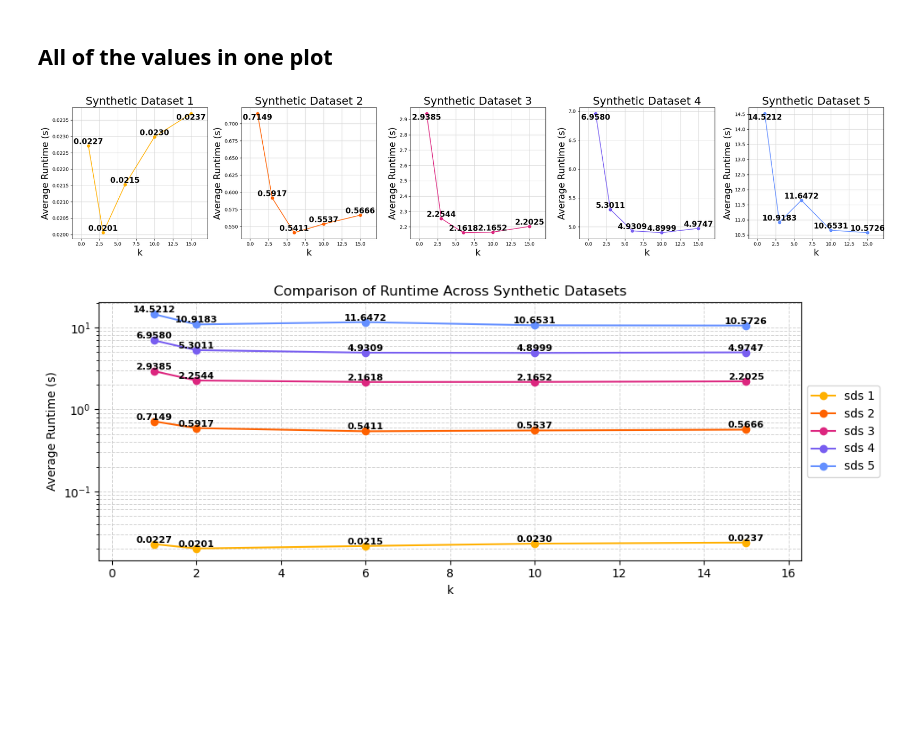
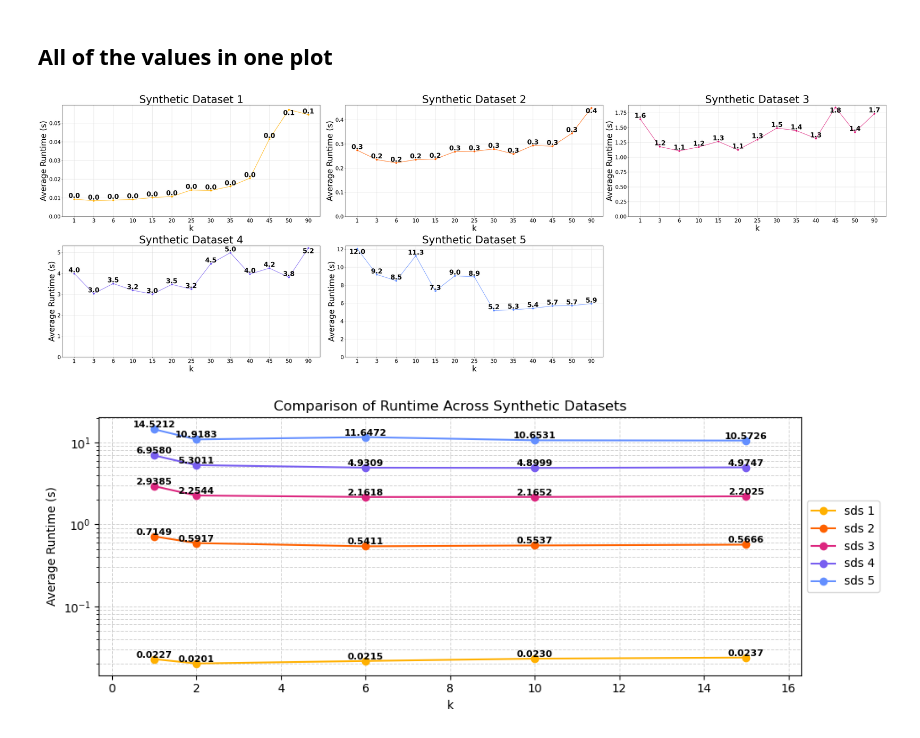
Before and after one commit to niconymanda/knn-chain, a Jupyter notebook: paper_results.ipynb, the cells around one changed output. Drawn from its saved outputs; the diff is of its cells as text; code cells hidden in the pictures; blank space fills up the shorter version.

```diff
--- a/paper_results.ipynb
+++ b/paper_results.ipynb
@@ -252,6 +290,6 @@ avg, k = 15 = 4.974749849949999
 ## 5. extra extra large X
 # %%
 xxl_X = np.loadtxt("datasets/generated_xxlargeX")
-avgs_xxl_gen = record_runtimes(xxl_X, ks, n)
-plot_runtimes(ks, avgs_xxl_gen)
+avgs_xxl_gen = record_runtimes(xxl_X, all_ks, n)
+plot_runtimes(all_ks, avgs_xxl_gen)
 # %% [output]
@@ -271,13 +313,18 @@ avgs_xxl_gen = [14.521160413500002, 10.91834577565, 11.64719696605, 10.653050424
+# %%
+all_syn_avgs =[[0.0092716228, 0.00843858075, 0.00877929185, 0.009109469799999999, 0.010119290450000002, 0.010690832550000001, 0.014182899999999998, 0.013909265700000003, 0.0161262597, 0.020495013700000002, 0.04147509775000001, 0.05722393669999999, 0.0545644987]
+, [0.27382107140000006, 0.23497123074999998, 0.22164272330000007, 0.23500163464999999, 0.23750694179999998, 0.26802740645000006, 0.2693213924000001, 0.27906589005000015, 0.2585657894000001, 0.29356364665, 0.29062166145000007, 0.34393895250000006, 0.44898453499999996]
+, [1.6436269817000002, 1.1786647491500004, 1.1060027557500003, 1.1735612947, 1.26563631115, 1.12426179175, 1.2978548202000002, 1.4920913355, 1.4483893, 1.3165541040500002, 1.8421669437500003, 1.42323996285, 1.7350999747]
+, [3.9912867418499998, 3.0324749928, 3.5122158897999993, 3.190780004, 3.00348316655, 3.4699173129000003, 3.2460742584999998, 4.4616037447, 4.9879111002, 3.964028948850001, 4.2485735070500015, 3.8147063431000006, 5.214770672600002]
+, [12.044756081600001, 9.175321433400002, 8.48931584075, 11.257177029950004, 7.334159685, 9.032368960700001, 8.9185879432, 5.178173151949999, 5.253498272500002, 5.410990199550001, 5.6889642967, 5.7134715091, 5.92760346575]]
 # %% [markdown]
 ## All of the values in one plot
-# %%
-titles = ['Synthetic Dataset 1','Synthetic Dataset 2','Synthetic Dataset 3','Synthetic Dataset 4','Synthetic Dataset 5']
-all_syn_avgs = [[0.02270951125, 0.020055988150000002, 0.02152903665, 0.022986338100000003, 0.0236995462], [0.71488068785, 0.5917478258, 0.54107109315, 0.55368558045, 0.56659320355], [2.9384835022999996, 2.25442247965, 2.1617690972500005, 2.1651844017500004, 2.2024546772500004], [6.957992400250001, 5.30109754025, 4.93085242195, 4.899931189000001, 4.974749849949999], [14.521160413500002, 10.91834577565, 11.64719696605, 10.653050424649999, 10.572595866099999]]
-label_indices = [len(all_syn_avgs[0])-1, 0,0,0,0]
+# %%
+titles = ['Synthetic Dataset 1','Synthetic Dataset 2','Synthetic Dataset 3','Synthetic Dataset 4','Synthetic Dataset 5']
+label_indices = [len(all_syn_avgs[0])-2, len(all_syn_avgs[1])-1, len(all_syn_avgs[2])-3, len(all_syn_avgs[3])-1,0]
 # %%
-plot_all_runtimes(all_syn_avgs, ks, titles, label_indices)
+plot_all_runtimes(all_syn_avgs, all_ks, titles, label_indices)
 # %% [output]
-[figure, old version]
+[figure, new version]
 # %%
 fig, ax = plt.subplots(figsize=(12, 4))
 margin = 1.3
```
Also changed, not shown: parts of 57 cells of this notebook.
